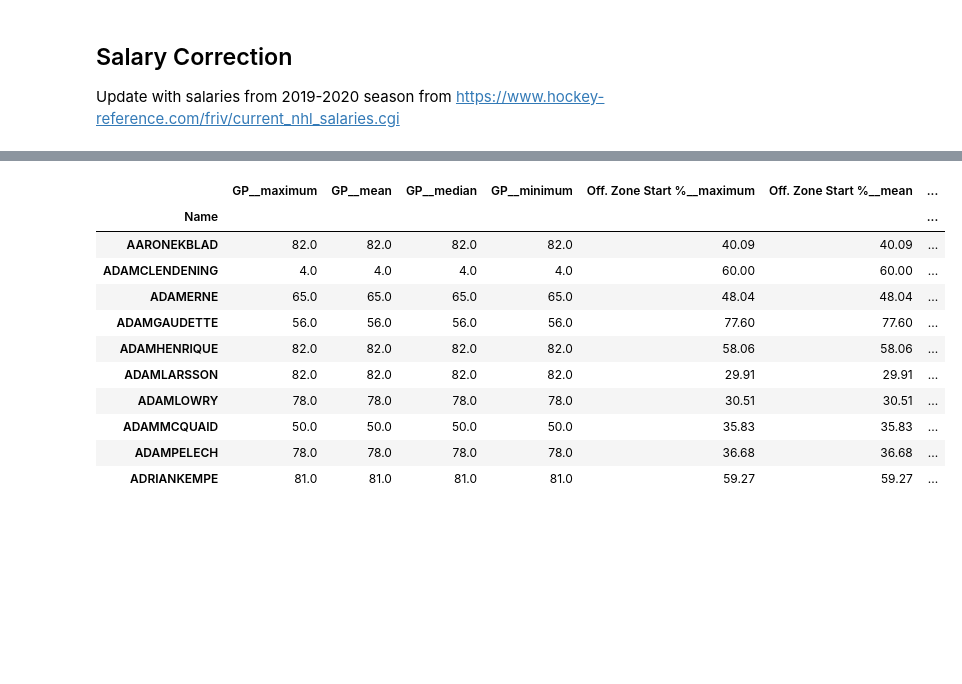
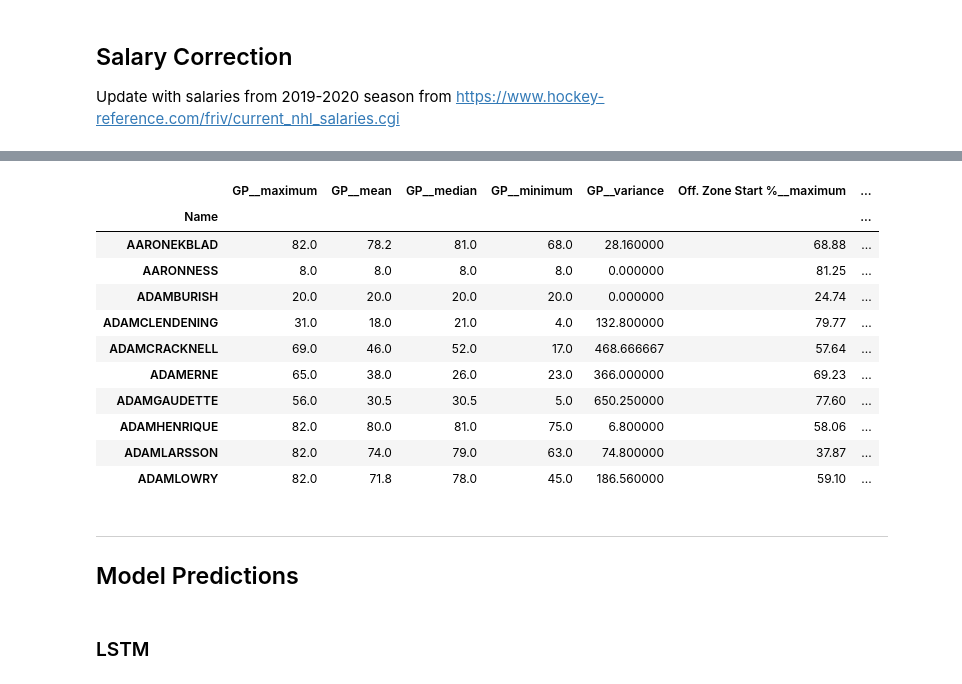
Before and after one commit to noiseux1523/NHL-Player-Projection, a Jupyter notebook: notebooks/Pool-Dataset-v2.ipynb, the cells around one changed output, grey strips where cells are left out. Drawn from its saved outputs; the diff is of its cells as text; code cells hidden in the pictures; blank space fills up the shorter version.

```diff
--- a/notebooks/Pool-Dataset-v2.ipynb
+++ b/notebooks/Pool-Dataset-v2.ipynb
@@ -306,7 +311,6 @@ nhl_players_features = nhl_players.drop([#'Year', 'Player',
                                          'Faceoffs Won_PP', 'Faceoffs Lost_PP', 'Faceoffs %_PP',
                                          'CA/60', 'FA/60', 'SA/60', 'GA/60', 'SCA/60', 'HDCA/60', 'HDGA/60', 'MDCA/60', 'MDGA/60', 'LDCA/60', 'LDGA/60', 'SH%', 'On-Ice SV%',
                                          'HDCF/60', 'HDGF/60', 'MDCF/60', 'MDGF/60', 'LDCF/60', 'LDGF/60',
-                                         'Total Points',
                                          'HDCF%', 'HDGF%', 'MDCF%', 'MDGF%', 'LDCF%', 'LDGF%'], axis=1)
 
 # Sort Values
@@ -409,7 +397,8 @@ def getPlayerScore(player):
             normalizeFeature(features_filtered_direct['On-Ice SH%__mean'])[name] - normalizeFeature(features_filtered_direct['PDO__mean'])[name] + \
             normalizeFeature(features_filtered_direct['PTS_expected__mean'])[name] + normalizeFeature(features_filtered_direct['SCF%__mean'])[name] + \
             normalizeFeature(features_filtered_direct['SF%__mean'])[name] + \
-            normalizeFeature(features_filtered_direct['Shots/60__mean'])[name] + normalizeFeature(features_filtered_direct['TOI__mean'])[name]
+            normalizeFeature(features_filtered_direct['Shots/60__mean'])[name] + normalizeFeature(features_filtered_direct['TOI__mean'])[name] + \
+            normalizeFeature(features_filtered_direct['TOI_PP__mean'])[name] + normalizeFeature(features_filtered_direct['iSCF/60__mean'])[name]
 # %%
 # Get player score
 features_filtered_direct['Score'] = features_filtered_direct.apply(lambda player: getPlayerScore(player), axis=1)
@@ -538,7 +527,7 @@ nhl_def_contracts.head()
 ### All
 # %%
 nhl_contracts = pd.concat([nhl_att_contracts, nhl_def_contracts], sort=True)
-nhl = nhl.join(nhl_contracts[['Unnamed: 2', 'Unnamed: 3', 'END']])
+nhl = nhl.join(nhl_contracts[['Unnamed: 2', 'Unnamed: 3', 'END', 'Cap Hit_18']])
 nhl = nhl.rename({'Unnamed: 2': "Last Name", 'Unnamed: 3': 'First Name'}, axis=1)
 # %% [markdown]
 ## Salary Correction
@@ -569,13 +558,21 @@ nhl_salaries.rename({'BURMISTROVALEX': 'BURMISTROVALEXANDER',
 nhl_salaries.head()
 
 # Reverse index of df and join the salaries
-nhl = nhl.join(nhl_salaries.Cap_Hit)
+nhl = nhl.drop('Team', axis=1)
+nhl = nhl.join(nhl_salaries[['Team', 'Cap_Hit']])
 
 # Convert to float
 nhl['Cap_Hit'] = nhl['Cap_Hit'].replace(',', '', regex=True).astype(float)
 
-# If contract ended last year, put ending year to NaN and add manually
+# If contract ended last year, put ending year and cap hit from last year to NaN and add manually
+nhl.loc[nhl.END == 19, 'Cap Hit_18'] = np.nan
 nhl.loc[nhl.END == 19, 'END'] = np.nan
+
+# If no match for hockey reference salaries, use contract from last year
+# All contracts ending have been assigne NaN, so all remaining contracts are valid,
+# thus, this operation will transfer only good contracts
+nhl.loc[~(nhl.Cap_Hit > 0), 'Cap_Hit'] = nhl.loc[~(nhl.Cap_Hit > 0), 'Cap Hit_18']
+nhl = nhl.drop('Cap Hit_18', axis=1)
 nhl.head()
 # %% [output]
 |  | Player | Team | Salary | Cap_Hit |
@@ -595,19 +592,25 @@ nhl.head()
 # %%
 # Filter to get only desired columns
-nhl = nhl.filter(regex=("^GP|^Off. Zone Start %|^On-Ice SH%|^PDO|^PTS_expected|^TOI/GP_x|^TOI_PP|^Total Points/60|^Total Points_PP|First Name|Last Name|Age|Position|Team|Score|END|Cap_Hit"))
+nhl = nhl.filter(regex=("First Name|Last Name|Age$|Position|Team|^GP|^TOI/GP_x|^Total Points|^PTS_expected|^Total Points/GP|^On-Ice SH%|^TOI_PP|^Total Points_PP|^iSCF|^Off. Zone Start %|^PDO|Score|END|Cap_Hit"))
 nhl['Team'] = nhl['Team'].apply(lambda tm: str(tm).split('/')[-1])
+nhl['TOI/GP_PP_2018'] = nhl['TOI_PP_2018']/nhl['GP_2018']
 nhl = nhl[nhl.index != 'NANNAN']
 nhl.head(10)
 # %% [output]
-|  | GP__maximum | GP__mean | GP__median | GP__minimum | Off. Zone Start %__maximum | Off. Zone Start %__mean | ... |
+|  | GP__maximum | GP__mean | GP__median | GP__minimum | GP__variance | Off. Zone Start %__maximum | ... |
 | Name |  |  |  |  |  |  | ... |
-| AARONEKBLAD | 82.0 | 82.0 | 82.0 | 82.0 | 40.09 | 40.09 | ... |
-| ADAMCLENDENING | 4.0 | 4.0 | 4.0 | 4.0 | 60.00 | 60.00 | ... |
-| ADAMERNE | 65.0 | 65.0 | 65.0 | 65.0 | 48.04 | 48.04 | ... |
-| ADAMGAUDETTE | 56.0 | 56.0 | 56.0 | 56.0 | 77.60 | 77.60 | ... |
-| ADAMHENRIQUE | 82.0 | 82.0 | 82.0 | 82.0 | 58.06 | 58.06 | ... |
-| ADAMLARSSON | 82.0 | 82.0 | 82.0 | 82.0 | 29.91 | 29.91 | ... |
-| ADAMLOWRY | 78.0 | 78.0 | 78.0 | 78.0 | 30.51 | 30.51 | ... |
-| ADAMMCQUAID | 50.0 | 50.0 | 50.0 | 50.0 | 35.83 | 35.83 | ... |
-| ADAMPELECH | 78.0 | 78.0 | 78.0 | 78.0 | 36.68 | 36.68 | ... |
-| ADRIANKEMPE | 81.0 | 81.0 | 81.0 | 81.0 | 59.27 | 59.27 | ... |
+| AARONEKBLAD | 82.0 | 78.2 | 81.0 | 68.0 | 28.160000 | 68.88 | ... |
+| AARONNESS | 8.0 | 8.0 | 8.0 | 8.0 | 0.000000 | 81.25 | ... |
+| ADAMBURISH | 20.0 | 20.0 | 20.0 | 20.0 | 0.000000 | 24.74 | ... |
+| ADAMCLENDENING | 31.0 | 18.0 | 21.0 | 4.0 | 132.800000 | 79.77 | ... |
+| ADAMCRACKNELL | 69.0 | 46.0 | 52.0 | 17.0 | 468.666667 | 57.64 | ... |
+| ADAMERNE | 65.0 | 38.0 | 26.0 | 23.0 | 366.000000 | 69.23 | ... |
+| ADAMGAUDETTE | 56.0 | 30.5 | 30.5 | 5.0 | 650.250000 | 77.60 | ... |
+| ADAMHENRIQUE | 82.0 | 80.0 | 81.0 | 75.0 | 6.800000 | 58.06 | ... |
+| ADAMLARSSON | 82.0 | 74.0 | 79.0 | 63.0 | 74.800000 | 37.87 | ... |
+| ADAMLOWRY | 82.0 | 71.8 | 78.0 | 45.0 | 186.560000 | 59.10 | ... |
+# %% [markdown]
+---
+## Model Predictions
+# %% [markdown]
+### LSTM
```
Also changed, not shown: parts of 22 cells of this notebook, 3 other files.
